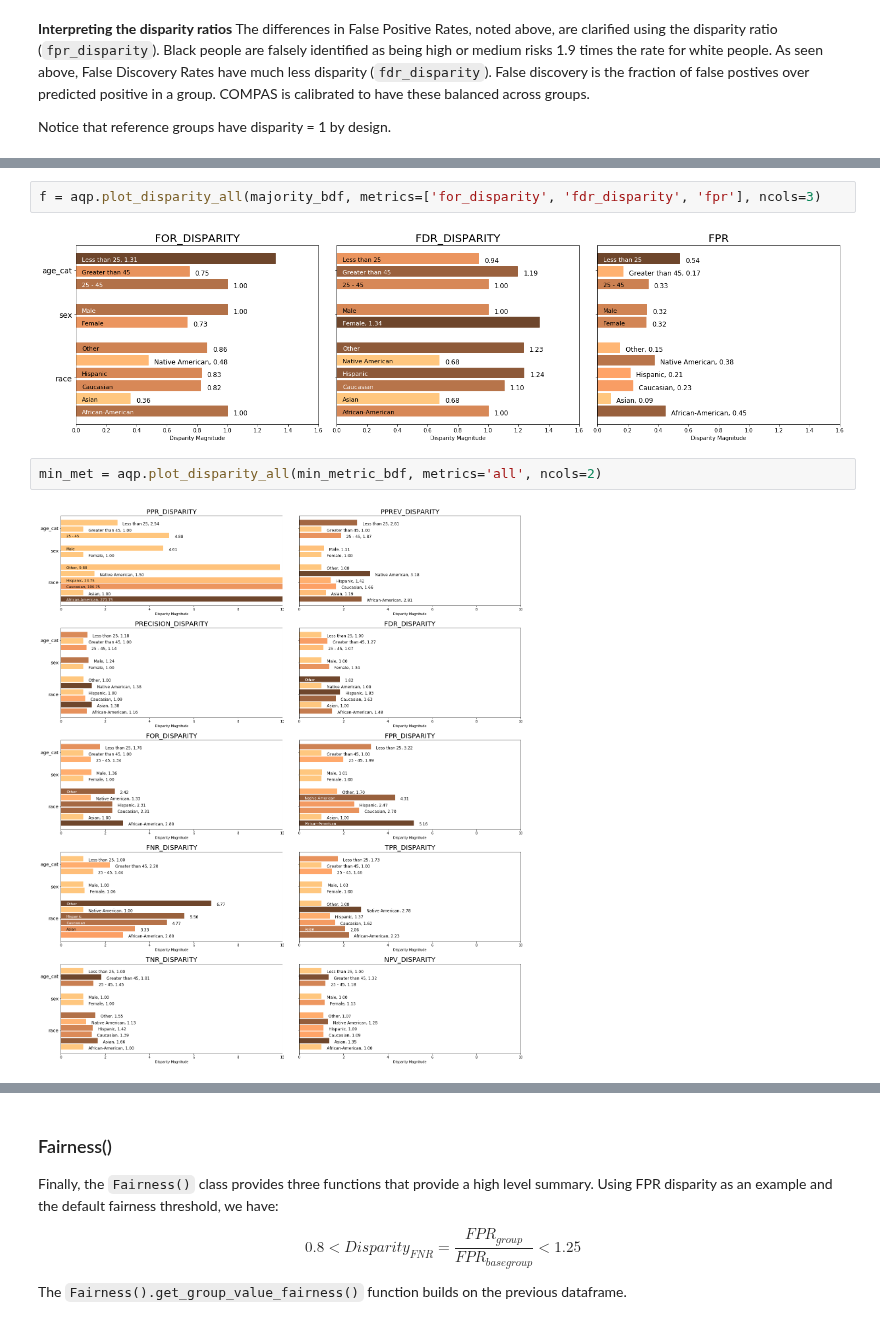
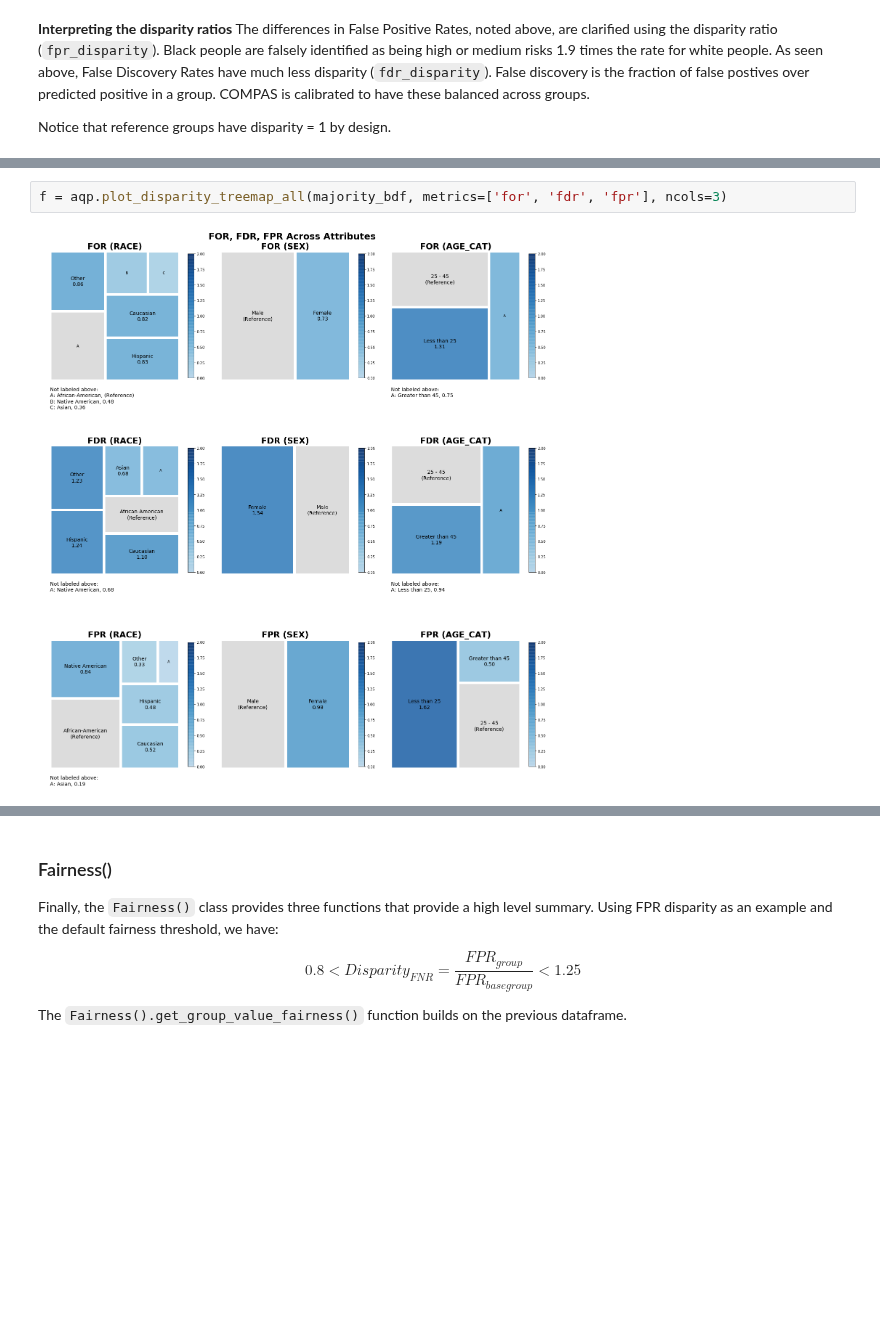
Before and after one commit to dssg/aequitas, a Jupyter notebook: docs/source/examples/compas_demo.ipynb, the cells around one changed output, grey strips where cells are left out. Saved outputs shown, nothing was run; the diff lists cells and outputs as text; blank space fills up the shorter version.

Commit message:
treemaps in src and notebook

```diff
--- a/docs/source/examples/compas_demo.ipynb
+++ b/docs/source/examples/compas_demo.ipynb
@@ -664,8 +339,4 @@ t = aqp.plot_disparity_all(bdf)
 # %%
-f = aqp.plot_disparity_all(majority_bdf, metrics=['for_disparity', 'fdr_disparity', 'fpr'], ncols=3)
+f = aqp.plot_disparity_treemap_all(majority_bdf, metrics=['for', 'fdr', 'fpr'], ncols=3)
 # %% [output]
-[figure, old version]
+[figure, new version]
-# %%
-min_met = aqp.plot_disparity_all(min_metric_bdf, metrics='all', ncols=2)
-# %% [output]
-[figure, removed]
```
Also changed, not shown: parts of 28 cells of this notebook, 1 other file.
